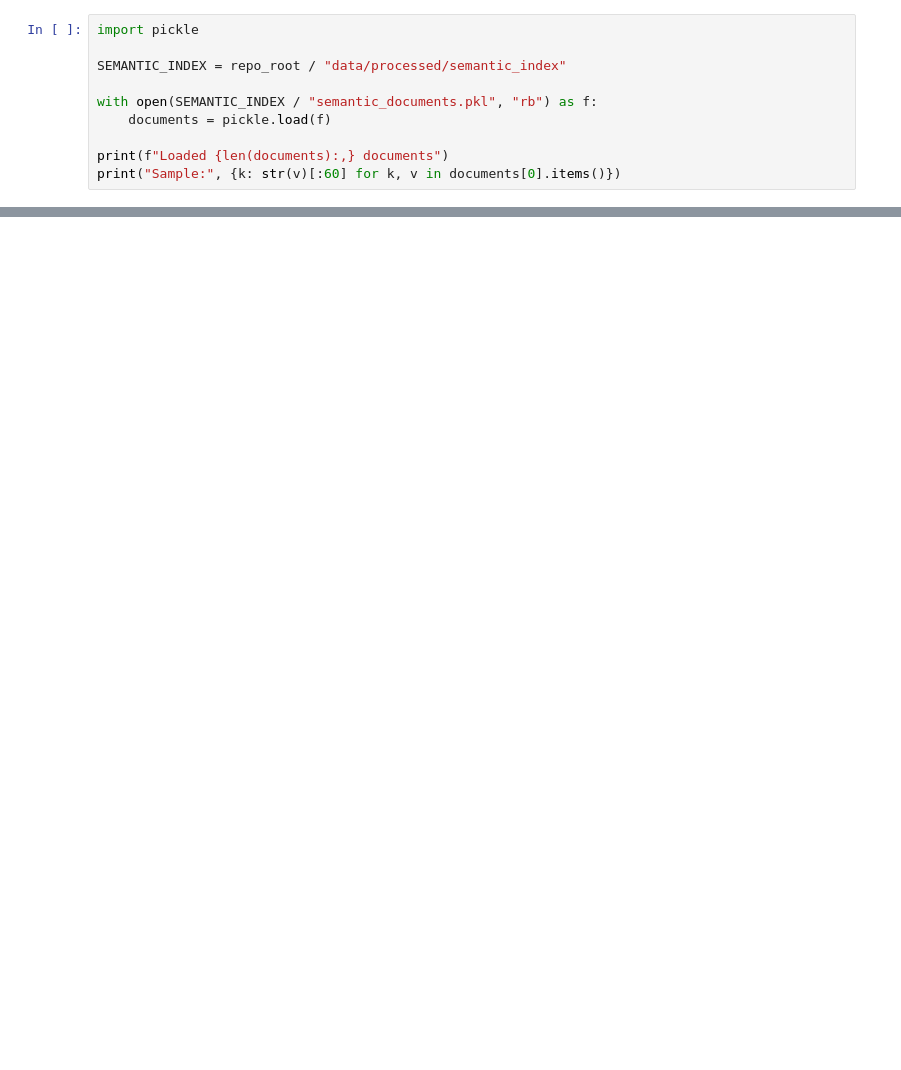
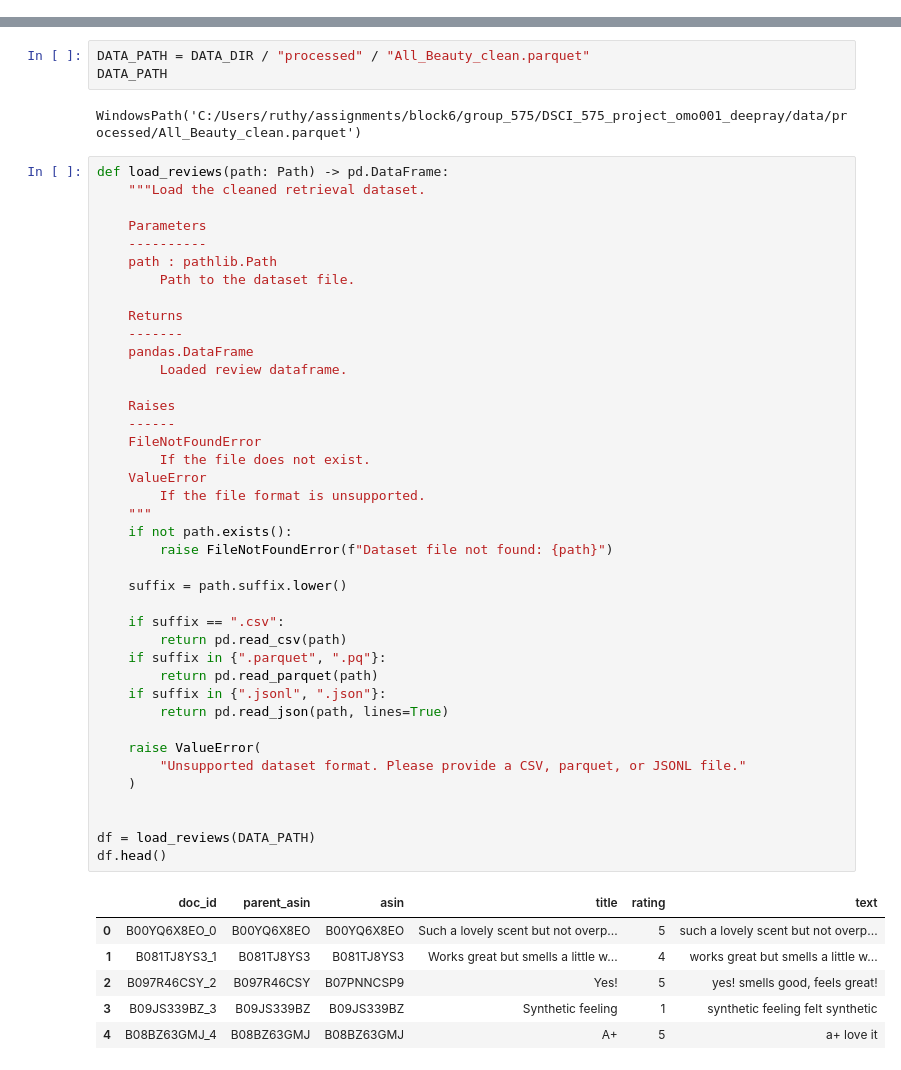
Before and after one commit to Omo6969/hybrid-rag-review-assistant, a Jupyter notebook: notebooks/milestone2_rag.ipynb, the cells around one changed output, grey strips where cells are left out. Saved outputs shown, nothing was run; the diff lists cells and outputs as text; blank space fills up the shorter version.

```diff
--- a/notebooks/milestone2_rag.ipynb
+++ b/notebooks/milestone2_rag.ipynb
@@ -71,10 +0,0 @@ print("\nExpected: model should say the reviews do not contain enough informatio
-# %%
-import pickle
-
-SEMANTIC_INDEX = repo_root / "data/processed/semantic_index"
-
-with open(SEMANTIC_INDEX / "semantic_documents.pkl", "rb") as f:
-    documents = pickle.load(f)
-
-print(f"Loaded {len(documents):,} documents")
-print("Sample:", {k: str(v)[:60] for k, v in documents[0].items()})
@@ -201,0 +102,52 @@ See `results/milestone2_discussion.md` for detailed findings on prompt variants
+# %%
+DATA_PATH = DATA_DIR / "processed" / "All_Beauty_clean.parquet"
+DATA_PATH
+# %% [output]
+WindowsPath('C:/Users/ruthy/assignments/block6/group_575/DSCI_575_project_omo001_deepray/data/processed/All_Beauty_clean.parquet')
+# %%
+def load_reviews(path: Path) -> pd.DataFrame:
+    """Load the cleaned retrieval dataset.
+
+    Parameters
+    ----------
+    path : pathlib.Path
+        Path to the dataset file.
+
+    Returns
+    -------
+    pandas.DataFrame
+        Loaded review dataframe.
+
+    Raises
+    ------
+    FileNotFoundError
+        If the file does not exist.
+    ValueError
+        If the file format is unsupported.
+    """
+    if not path.exists():
+        raise FileNotFoundError(f"Dataset file not found: {path}")
+
+    suffix = path.suffix.lower()
+
+    if suffix == ".csv":
+        return pd.read_csv(path)
+    if suffix in {".parquet", ".pq"}:
+        return pd.read_parquet(path)
+    if suffix in {".jsonl", ".json"}:
+        return pd.read_json(path, lines=True)
+
+    raise ValueError(
+        "Unsupported dataset format. Please provide a CSV, parquet, or JSONL file."
+    )
+
+
+df = load_reviews(DATA_PATH)
+df.head()
+# %% [output]
+|  | doc_id | parent_asin | asin | title | rating | text |
+| 0 | B00YQ6X8EO_0 | B00YQ6X8EO | B00YQ6X8EO | Such a lovely scent but not overp... | 5 | such a lovely scent but not overp... |
+| 1 | B081TJ8YS3_1 | B081TJ8YS3 | B081TJ8YS3 | Works great but smells a little w... | 4 | works great but smells a little w... |
+| 2 | B097R46CSY_2 | B097R46CSY | B07PNNCSP9 | Yes! | 5 | yes! smells good, feels great! |
+| 3 | B09JS339BZ_3 | B09JS339BZ | B09JS339BZ | Synthetic feeling | 1 | synthetic feeling felt synthetic |
+| 4 | B08BZ63GMJ_4 | B08BZ63GMJ | B08BZ63GMJ | A+ | 5 | a+ love it |
```
Also changed, not shown: parts of 79 cells of this notebook.
